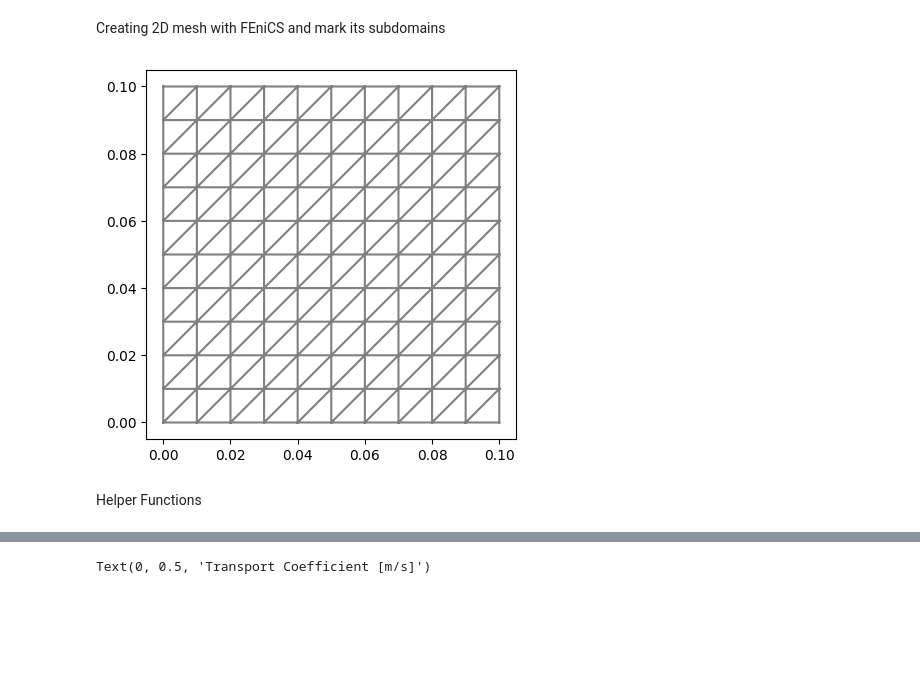
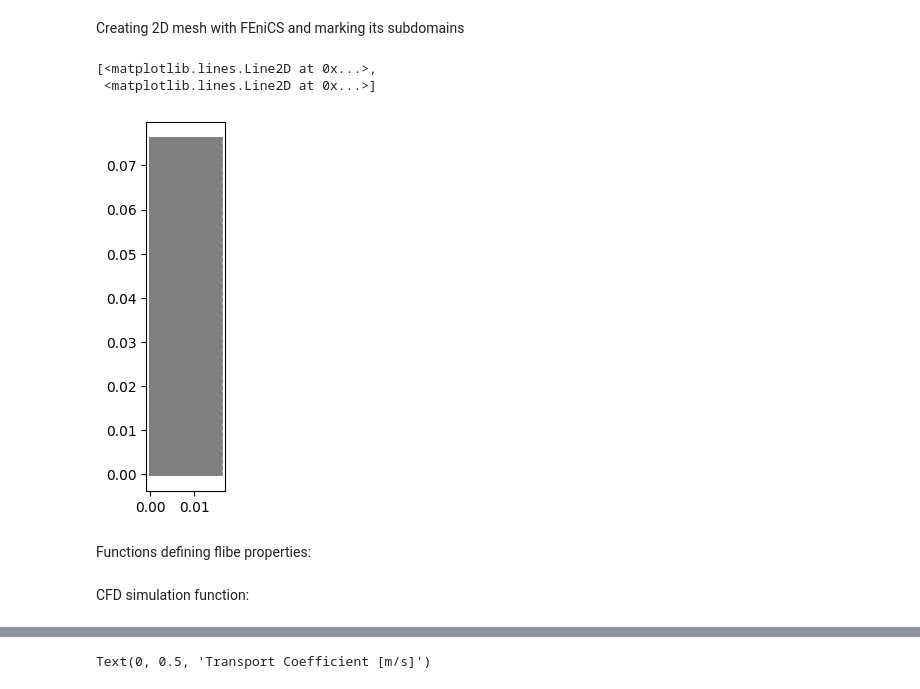
Before and after one commit to WeaverC20/LIBRADiff, a Jupyter notebook: BABY_2D_Simulation.ipynb, the cells around one changed output, grey strips where cells are left out. Cells and saved outputs as stored; diff of their text form; code cells hidden in the pictures; blank space fills up the shorter version.

Commit message:
added lots to simulation file

```diff
--- a/BABY_2D_Simulation.ipynb
+++ b/BABY_2D_Simulation.ipynb
@@ -3,46 +4,46 @@ import festim as F
 import numpy as np
 import matplotlib.pyplot as plt
 # %% [markdown]
-Creating 2D mesh with FEniCS and mark its subdomains
+Creating 2D mesh with FEniCS and marking its subdomains
 # %%
 from fenics import Point, RectangleMesh, CompiledSubDomain, MeshFunction, plot
 
 # creating a mesh with FEniCS
-nx = ny = 10
+nx = ny = 50
 # mesh_fenics = UnitSquareMesh(nx, ny)
 
-mesh_fenics = RectangleMesh(Point(0.0, 0.0), Point(0.1, 0.1), nx, ny)
+mesh_fenics = RectangleMesh(Point(0.0, 0.0), Point(0.0162, 0.0761), nx, ny)
 
 # marking physical groups (volumes and surfaces)
 volume_markers = MeshFunction(
     "size_t", mesh_fenics, mesh_fenics.topology().dim())
 volume_markers.set_all(1)
 
 left_surface = CompiledSubDomain(
     'on_boundary && near(x[0], 0, tol)', tol=1e-14)
 right_surface = CompiledSubDomain(
-    'on_boundary && near(x[0], 0.1, tol)', tol=1e-14)
+    'on_boundary && near(x[0], 0.0162, tol)', tol=1e-14)
 bottom_surface = CompiledSubDomain(
     'on_boundary && near(x[1], 0, tol)', tol=1e-14)
 top_surface = CompiledSubDomain(
-    'on_boundary && near(x[1], 0.1, tol)', tol=1e-14)
+    'on_boundary && near(x[1], 0.0761, tol)', tol=1e-14)
 
 surface_markers = MeshFunction(
     "size_t", mesh_fenics, mesh_fenics.topology().dim() - 1)
 surface_markers.set_all(0)
 
 # Surface ids
 left_id = 1
 top_id = 2
 right_id = 3
 bottom_id = 4
 left_surface.mark(surface_markers, left_id)
 right_surface.mark(surface_markers, right_id)
 top_surface.mark(surface_markers, top_id)
 bottom_surface.mark(surface_markers, bottom_id)
 
 plot(mesh_fenics)
 # %% [output]
+[<matplotlib.lines.Line2D at 0x...>,
+ <matplotlib.lines.Line2D at 0x...>]
-[figure, old version]
+[figure, new version]
-# %% [markdown]
-Helper Functions
@@ -53,0 +50,2 @@ def read_results(export_path):
+# %% [markdown]
+Functions defining flibe properties:
@@ -53,0 +91,2 @@ def read_results(export_path):
+# %% [markdown]
+CFD simulation function:
```
Also changed, not shown: parts of 7 cells of this notebook.
